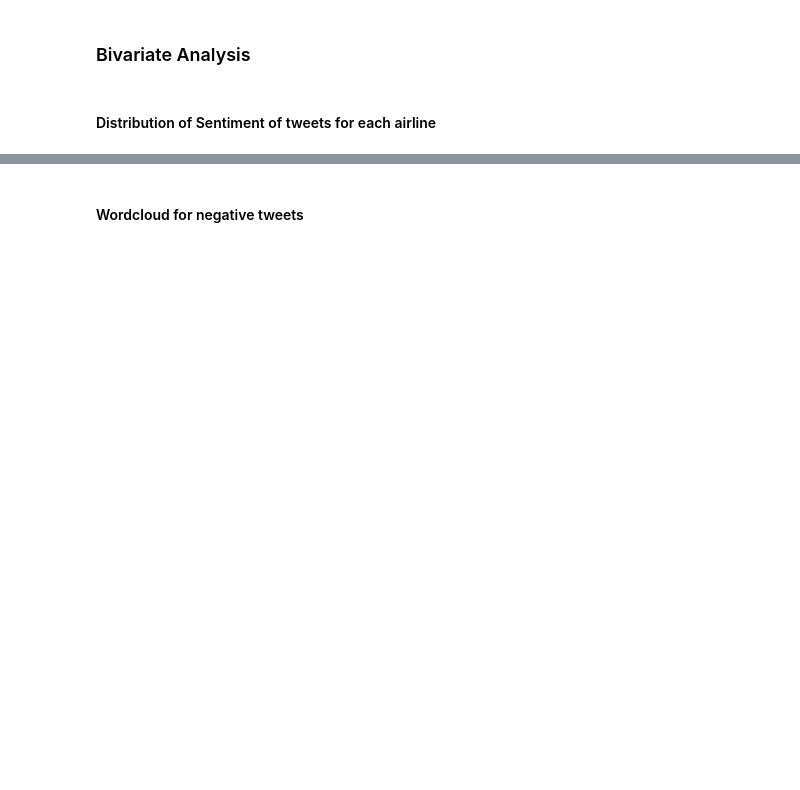
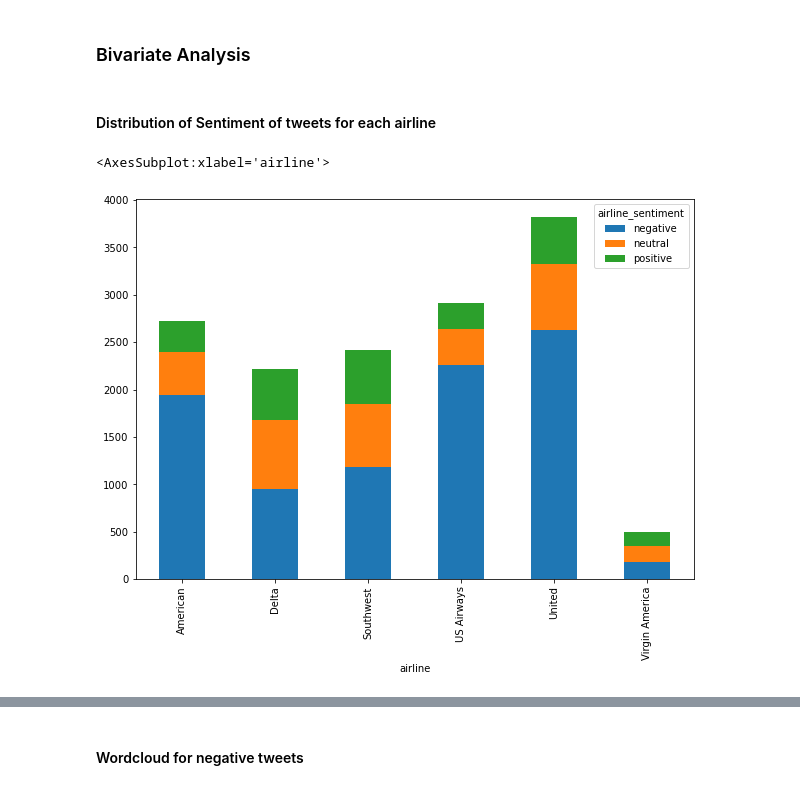
Before and after one commit to FoxHoundOps/PGP-AI-ML, a Jupyter notebook: project7/NLP_Learner_Notebook_Full_code_version.ipynb, the cells around one changed output, grey strips where cells are left out. Drawn from its saved outputs; the diff is of its cells as text; code cells hidden in the pictures; blank space fills up the shorter version.

```diff
--- a/project7/NLP_Learner_Notebook_Full_code_version.ipynb
+++ b/project7/NLP_Learner_Notebook_Full_code_version.ipynb
@@ -283,0 +276,6 @@ airline_sentiment.plot(kind='bar')
+# %%
+airline_sentiment = data.groupby(['airline', 'airline_sentiment']).size().unstack()
+airline_sentiment.plot(kind='bar', figsize=(10, 7), stacked=True)
+# %% [output]
+<AxesSubplot:xlabel='airline'>
+[figure, added]
```
Also changed, not shown: parts of 28 cells of this notebook.
